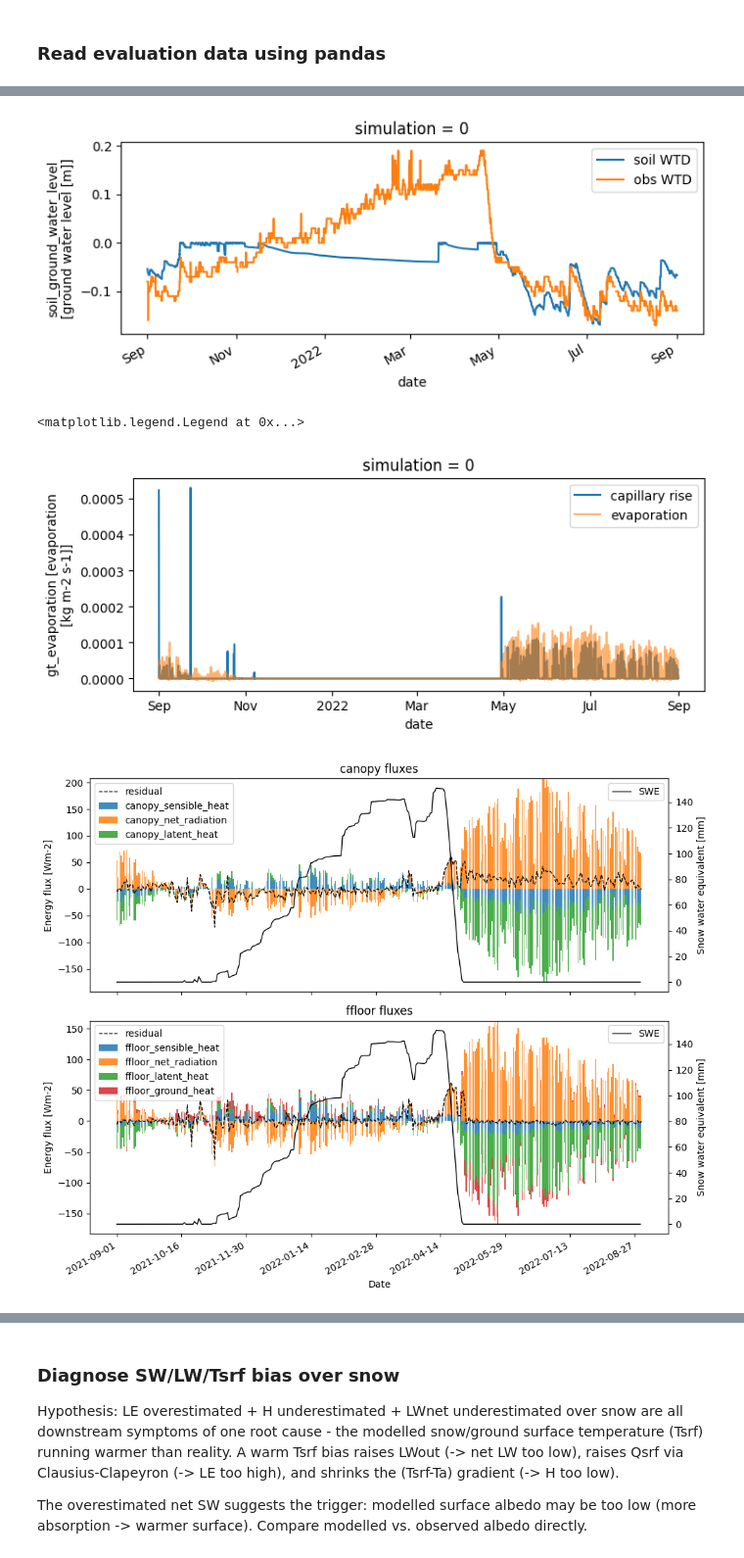
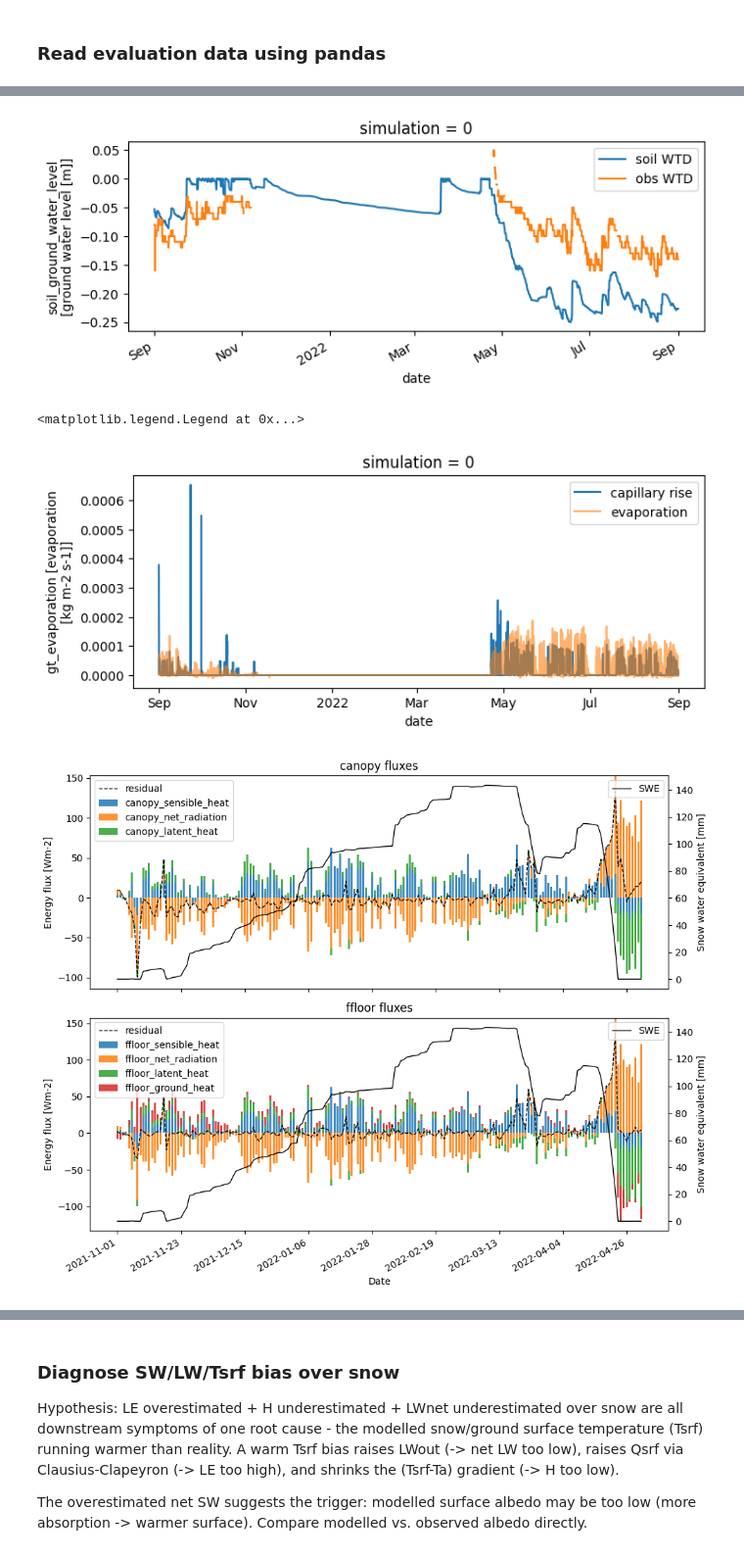
Before and after one commit to LukeEcomod/pyAPES_main, a Jupyter notebook: Examples/Demo_multi_layer_model_degero.ipynb, the cells around one changed output, grey strips where cells are left out. Shown at 98% size. Saved outputs shown, nothing was run; the diff lists cells and outputs as text; code cells hidden in the pictures.

```diff
--- a/Examples/Demo_multi_layer_model_degero.ipynb
+++ b/Examples/Demo_multi_layer_model_degero.ipynb
@@ -66,6 +66,8 @@ cpara['forestfloor']['bottom_layer_types']['Sphagnum']['optical_properties']['al
 cpara['forestfloor']['bottom_layer_types']['Sphagnum']['optical_properties']['albedo']['NIR'] = 0.20
 cpara['forestfloor']['bottom_layer_types']['Sphagnum']['roughness_height'] = 0.005
 cpara['forestfloor']['bottom_layer_types']['Sphagnum']['water_retention']['saturated_conductivity'] = 3e-5
+cpara['forestfloor']['bottom_layer_types']['Sphagnum']['freezing_curve'] = 0.1
+cpara['forestfloor']['bottom_layer_types']['Sphagnum']['height'] = 0.03
 
 # Set freezing curve for the soil layers
 spara['soil_properties']['freezing_curve'] = [0.1, 0.1, 0.1, 0.1, 0.1, 0.1,
@@ -191,7 +194,7 @@ meteo['WTD'].plot(label='obs WTD')
 plt.legend()
 plt.show()
 # %% [output]
-[figure, old version]
+[figure, new version]
 # %%
 plt.figure(figsize=(8, 3))
 results['gt_capillary_rise'].plot(label='capillary rise')
@@ -199,7 +202,7 @@ results['gt_evaporation'].plot(alpha=0.6, label='evaporation')
 plt.legend()
 # %% [output]
 <matplotlib.legend.Legend at 0x...>
-[figure, old version]
+[figure, new version]
 # %%
 #Time window to plot
 plot_start = '2021-09-01'
@@ -241,6 +244,12 @@ swe = results['ffloor_snow_water_equivalent'].sel(simulation=simulation).sel(
     date=slice(plot_start, plot_end)
 ).resample(date=resample_period).mean().to_dataframe()['ffloor_snow_water_equivalent']
 # %%
+start = '2021-11-01'
+#start = '2022-03-01'
+
+end = '2022-05-01'
+#end = '2022-07-01'
+
 def plot_stacked_fluxes(ax, df, cols, title):
     pos = df[cols].clip(lower=0)
     neg = df[cols].clip(upper=0)
@@ -274,34 +283,36 @@ def plot_stacked_fluxes(ax, df, cols, title):
     ax.set_title(title)
     ax.legend(loc='upper left')
 
     return idx, x
 results_flux_daily = results_flux.resample('D').mean()
 
+results_flux_daily = results_flux_daily[start:end]
+
 fig, axes = plt.subplots(2, 1, figsize=(10, 8), sharex=True)
 
 idx, x = plot_stacked_fluxes(axes[0], results_flux_daily, canopy_cols, 'canopy fluxes')
 _, _ = plot_stacked_fluxes(axes[1], results_flux_daily, ffloor_cols, 'ffloor fluxes')
 
 # Secondary axis for snow water equivalent on both panels
 swe_aligned = swe.reindex(idx)
 ax1_2 = axes[0].twinx()
 ax1_2.plot(x, swe_aligned.to_numpy(), linewidth=1.0, color='black', linestyle='-', label='SWE')
 ax1_2.set_ylabel('Snow water equivalent [mm]')
 ax1_2.legend(loc='upper right')
 
 ax2 = axes[1].twinx()
 ax2.plot(x, swe_aligned.to_numpy(), linewidth=1.0, color='black', linestyle='-', label='SWE')
 ax2.set_ylabel('Snow water equivalent [mm]')
 ax2.legend(loc='upper right')
 
 tick_step = max(1, len(idx) // 8)
 axes[1].set_xticks(x[::tick_step])
 axes[1].set_xticklabels([d.strftime("%Y-%m-%d") for d in idx[::tick_step]], rotation=30, ha="right")
 axes[1].set_xlabel('Date')
 
 plt.tight_layout()
 # %% [output]
-[figure, old version]
+[figure, new version]
 # %%
 # Resample observed fluxes to daily and slice to match modelled index
 start = pd.to_datetime(results_flux.index[0])
```
Also changed, not shown: parts of 18 cells of this notebook, 9 other files.
